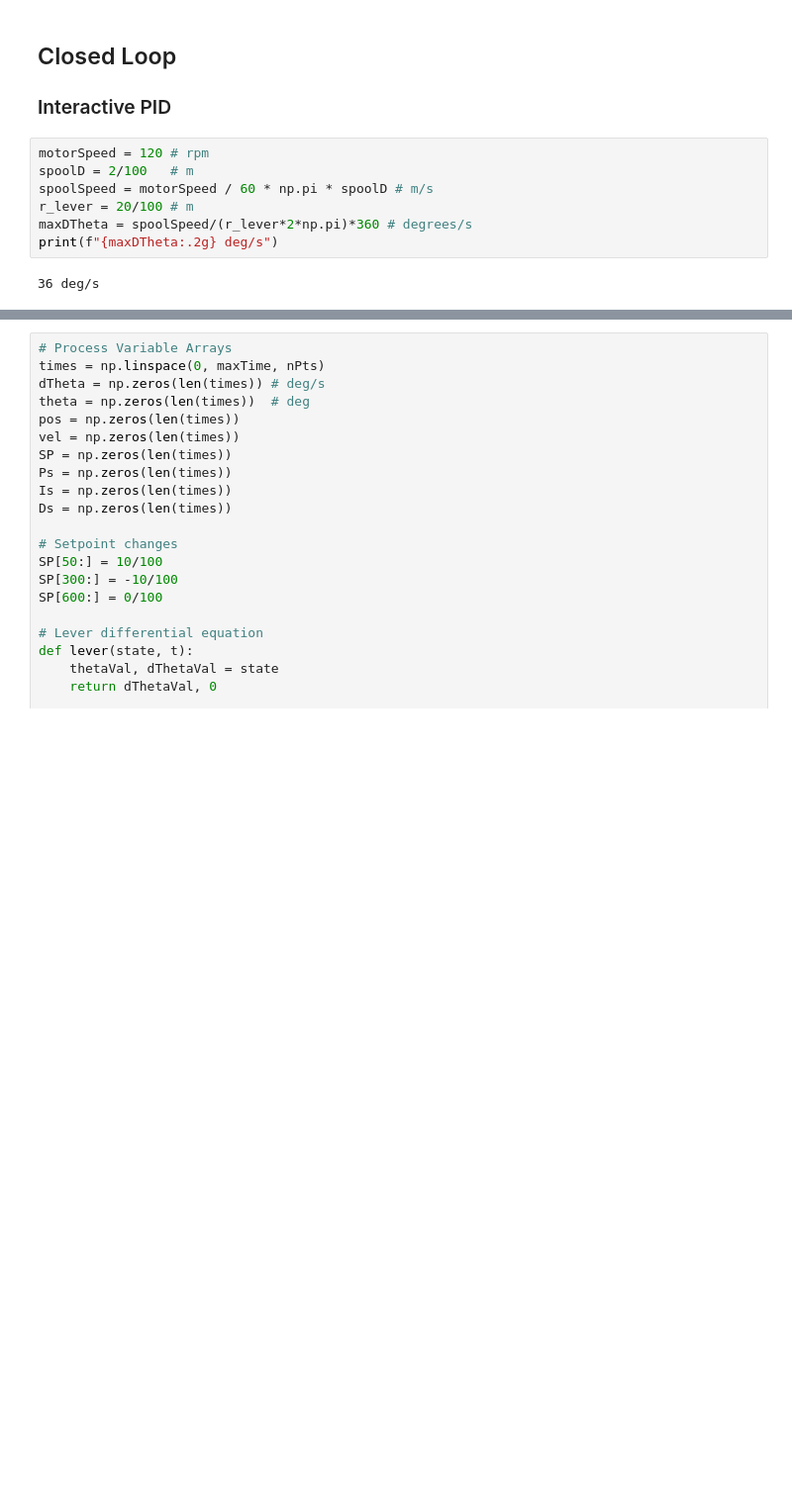
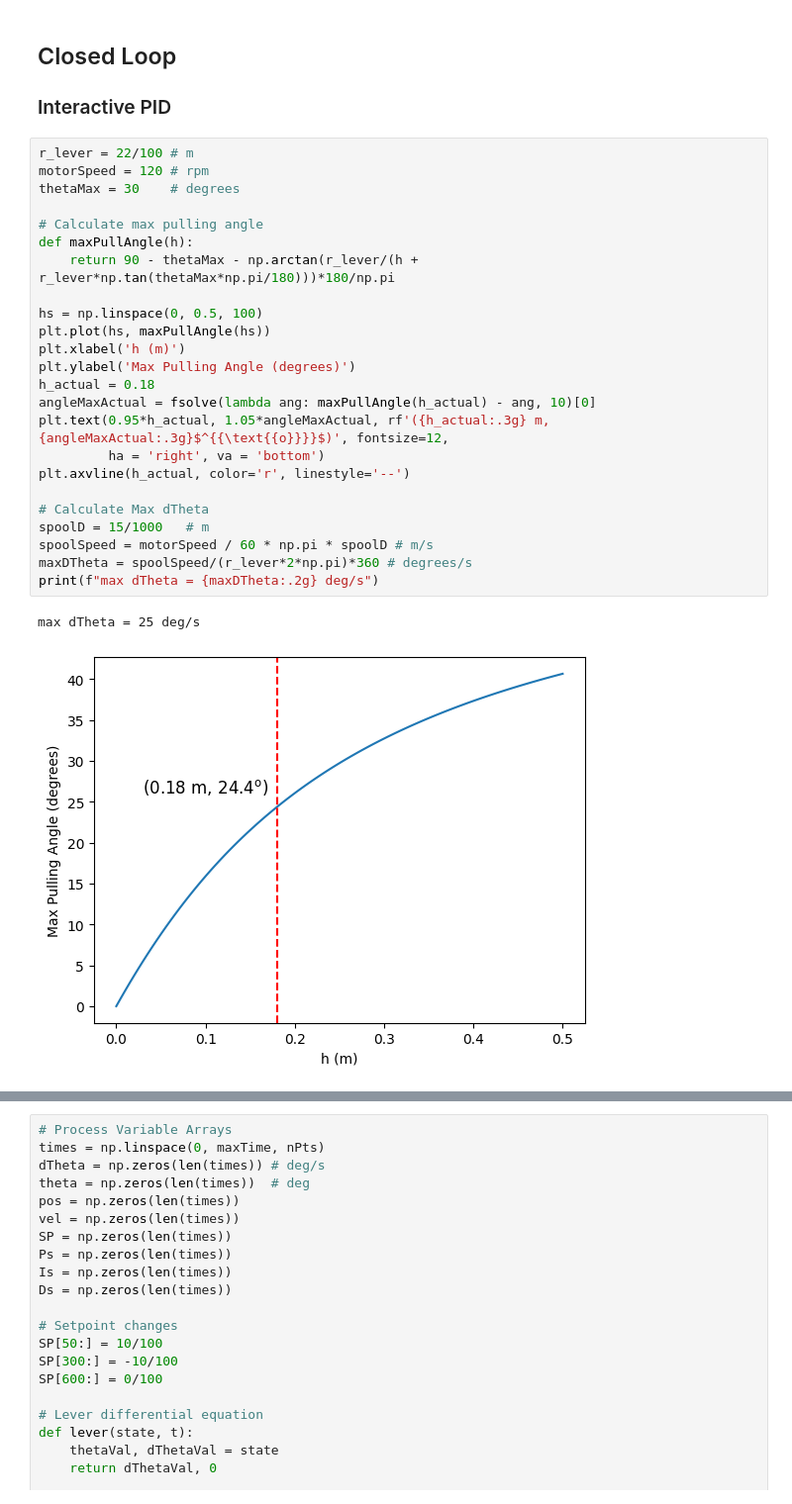
Before and after one commit to jwp91/PC_project, a Jupyter notebook: Software/Simulation.ipynb, the cells around one changed output, grey strips where cells are left out. Shown: that part at 99% size. Drawn from its saved outputs; the diff is of its cells as text; blank space fills up the shorter version.

```diff
--- a/Software/Simulation.ipynb
+++ b/Software/Simulation.ipynb
@@ -147,15 +147,33 @@ plt.tight_layout()
 ## Closed Loop
 
 ### Interactive PID
-# %%
-motorSpeed = 120 # rpm
-spoolD = 2/100   # m
-spoolSpeed = motorSpeed / 60 * np.pi * spoolD # m/s
-r_lever = 20/100 # m
-maxDTheta = spoolSpeed/(r_lever*2*np.pi)*360 # degrees/s
-print(f"{maxDTheta:.2g} deg/s")
-# %% [output]
-36 deg/s
+# %%
+r_lever = 22/100 # m
+motorSpeed = 120 # rpm
+thetaMax = 30    # degrees
+
+# Calculate max pulling angle
+def maxPullAngle(h):
+    return 90 - thetaMax - np.arctan(r_lever/(h + r_lever*np.tan(thetaMax*np.pi/180)))*180/np.pi
+
+hs = np.linspace(0, 0.5, 100)
+plt.plot(hs, maxPullAngle(hs))
+plt.xlabel('h (m)')
+plt.ylabel('Max Pulling Angle (degrees)')
+h_actual = 0.18
+angleMaxActual = fsolve(lambda ang: maxPullAngle(h_actual) - ang, 10)[0]
+plt.text(0.95*h_actual, 1.05*angleMaxActual, rf'({h_actual:.3g} m, {angleMaxActual:.3g}$^{{\text{{o}}}}$)', fontsize=12,
+         ha = 'right', va = 'bottom')
+plt.axvline(h_actual, color='r', linestyle='--')
+
+# Calculate Max dTheta
+spoolD = 15/1000   # m
+spoolSpeed = motorSpeed / 60 * np.pi * spoolD # m/s
+maxDTheta = spoolSpeed/(r_lever*2*np.pi)*360 # degrees/s
+print(f"max dTheta = {maxDTheta:.2g} deg/s")
+# %% [output]
+max dTheta = 25 deg/s
+[figure, added]
 # %%
 # Process Parameters
 maxTime = 100
```
Also changed, not shown: parts of 3 cells of this notebook.
